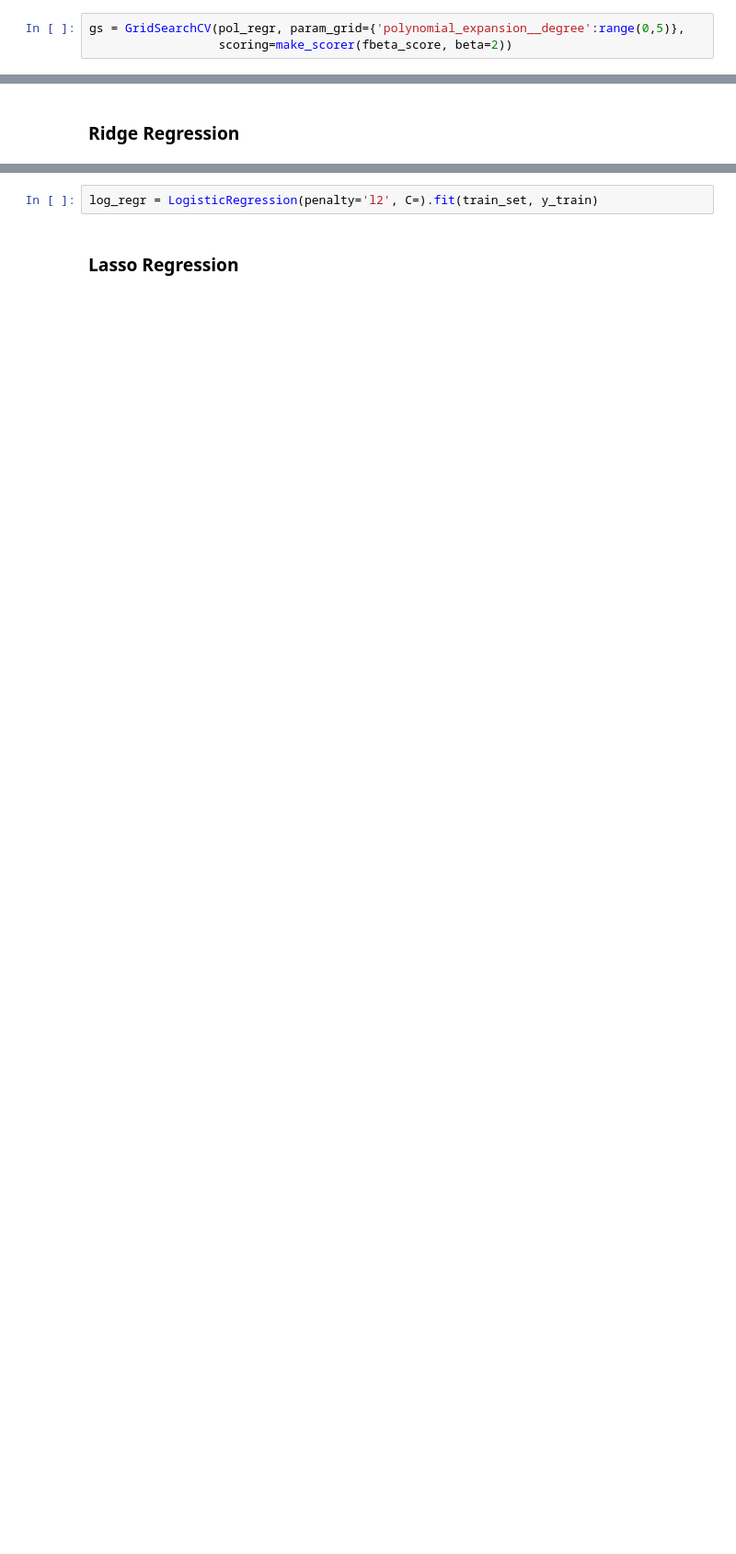
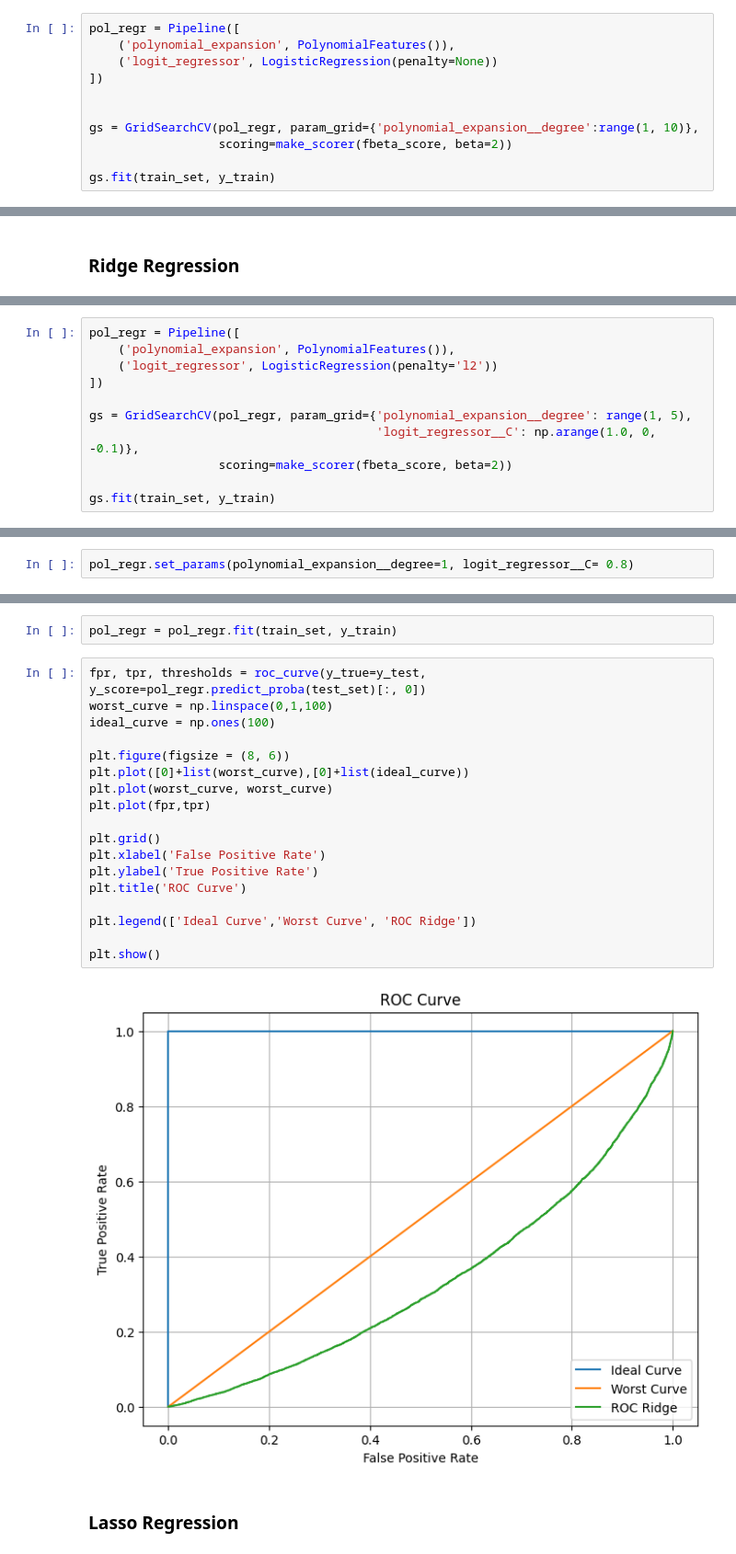
Before and after one commit to weiss25r/Data-analysis-of-diabetic-patients-readmissions-in-hospitals, a Jupyter notebook: main.ipynb, the cells around one changed output, grey strips where cells are left out. Shown: that part at 92% size. Drawn from its saved outputs; the diff is of its cells as text; blank space fills up the shorter version.

Commit message:
Ridge and Lasso first results

```diff
--- a/main.ipynb
+++ b/main.ipynb
@@ -838,3 +836,11 @@ Pipeline(steps=[('polynomial_expansion', PolynomialFeatures()),
 # %%
-gs = GridSearchCV(pol_regr, param_grid={'polynomial_expansion__degree':range(0,5)},
+pol_regr = Pipeline([
+    ('polynomial_expansion', PolynomialFeatures()),
+    ('logit_regressor', LogisticRegression(penalty=None))
+])
+
+
+gs = GridSearchCV(pol_regr, param_grid={'polynomial_expansion__degree':range(1, 10)},
                   scoring=make_scorer(fbeta_score, beta=2))
+
+gs.fit(train_set, y_train)
@@ -846,0 +865,11 @@ Let's perform the best parameter C that
+# %%
+pol_regr = Pipeline([
+    ('polynomial_expansion', PolynomialFeatures()),
+    ('logit_regressor', LogisticRegression(penalty='l2'))
+])
+
+gs = GridSearchCV(pol_regr, param_grid={'polynomial_expansion__degree': range(1, 5),
+                                        'logit_regressor__C': np.arange(1.0, 0, -0.1)},
+                  scoring=make_scorer(fbeta_score, beta=2))
+
+gs.fit(train_set, y_train)
@@ -846,0 +890,2 @@ Let's perform the best parameter C that
+# %%
+pol_regr.set_params(polynomial_expansion__degree=1, logit_regressor__C= 0.8)
@@ -847,4 +895,24 @@ Let's perform the best parameter C that
 # %%
-log_regr = LogisticRegression(penalty='l2', C=).fit(train_set, y_train)
+pol_regr = pol_regr.fit(train_set, y_train)
+# %%
+fpr, tpr, thresholds = roc_curve(y_true=y_test, y_score=pol_regr.predict_proba(test_set)[:, 0])
+worst_curve = np.linspace(0,1,100)
+ideal_curve = np.ones(100)
+
+plt.figure(figsize = (8, 6))
+plt.plot([0]+list(worst_curve),[0]+list(ideal_curve))
+plt.plot(worst_curve, worst_curve)
+plt.plot(fpr,tpr)
+
+plt.grid()
+plt.xlabel('False Positive Rate')
+plt.ylabel('True Positive Rate')
+plt.title('ROC Curve')
+
+plt.legend(['Ideal Curve','Worst Curve', 'ROC Ridge'])
+
+plt.show()
+# %% [output]
+[figure, added]
 # %% [markdown]
 ### Lasso Regression
```
Also changed, not shown: parts of 21 cells of this notebook.
